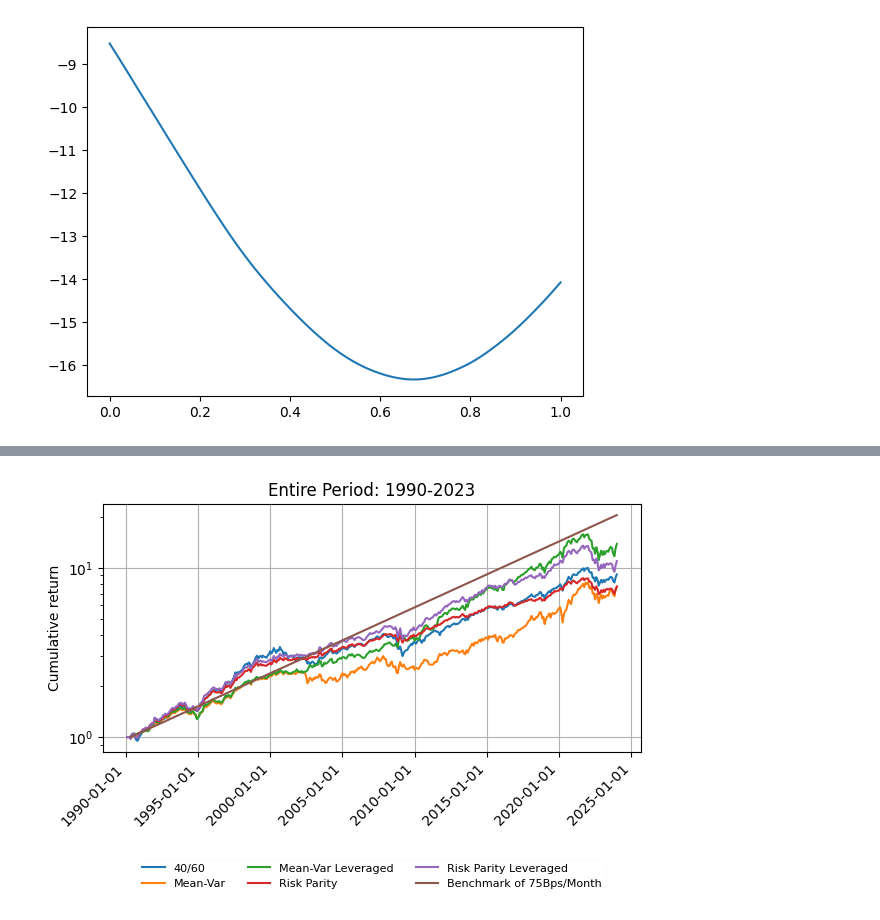
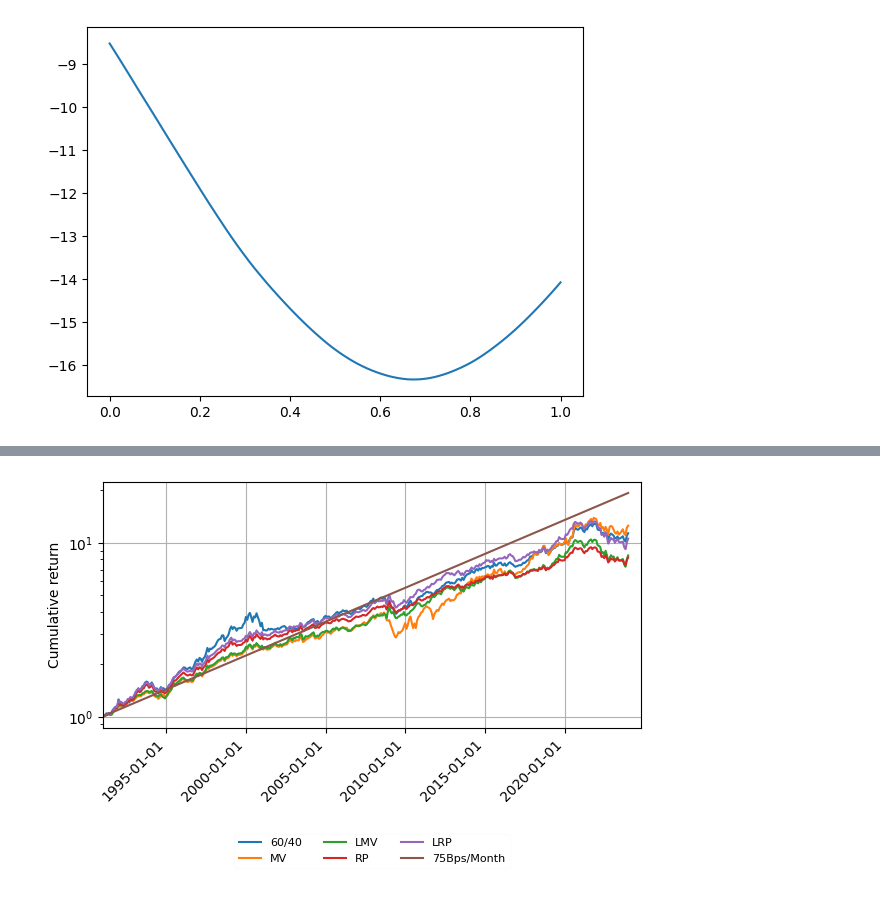
Before and after one commit to andreas-eklundh/Asset_allocation, a Jupyter notebook: Task_3.ipynb, the cells around one changed output, grey strips where cells are left out. Cells and saved outputs as stored; diff of their text form; code cells hidden in the pictures.

```diff
--- a/Task_3.ipynb
+++ b/Task_3.ipynb
@@ -211,41 +284,44 @@ array([0.67281717])
 # %%
 # initial overlay
-olay = 0.10
+olay = 0.5
 # The new Equity time-series:
 data_ol_cost = data.copy()
 data_ol_cost["Market Return"] =  data_ol_cost["Market Return"] - olay * data_ol_cost["BIG LoPRIOR"] + olay * data_ol_cost["BIG HiPRIOR"]
 
 data_ol_cost["Market Return"] =  data_ol_cost["Market Return"] - Utils.manager_fee(data_ol_cost["Market Return"] )
-
-mu = np.mean([data_ol_cost["RF"],data_ol_cost["10YrReturns"],data_ol_cost["Market Return"]],axis=1)
-sigma = np.cov([data_ol_cost["RF"],data_ol_cost["10YrReturns"],data_ol_cost["Market Return"]])
+data_ol_cost = data_ol_cost.drop(columns = ["BIG LoPRIOR", "BIG HiPRIOR"])
+mu_cost = np.mean([data_ol_cost["RF"],data_ol_cost["10YrReturns"],data_ol_cost["Market Return"]],axis=1)
+sigma_cost = np.cov([data_ol_cost["RF"],data_ol_cost["10YrReturns"],data_ol_cost["Market Return"]])
 # %%
-initial_fits = 3
+initial_fits = 12
 
 test3, weights3,none, metrics = bt.backtest_k(ind=data_ol_cost, mu_target=mu_target,m=initial_fits,l=1,K=1)
 # %%
 time = pd.date_range(test3["Date"][0],test3["Date"][len(test3["Date"]) -1 ], freq = 'ME')
 fig, ax = plt.subplots(layout='constrained')
-ax.plot(time,test3["R_40/60"], label="40/60")
-ax.plot(time,test3["R_MV"], label="Mean-Var")
-ax.plot(time,test3["R_MVL"], label="Mean-Var Leveraged")
-ax.plot(time,test3["R_RP"], label="Risk Parity")
-ax.plot(time,test3["R_RPL"], label="Risk Parity Leveraged")
-ax.plot(time[initial_fits:], [(mu_target+1)**t for t in range(0,len(time)-initial_fits)],
-         label = "Benchmark of 75Bps/Month")
+ax.plot(time,test3["R_40/60"], label="60/40")
+ax.plot(time,test3["R_MV"], label="MV")
+ax.plot(time,test3["R_MVL"], label="LMV")
+ax.plot(time,test3["R_RP"], label="RP")
+ax.plot(time,test3["R_RPL"], label="LRP")
+ax.plot(time[initial_fits-1:], [(mu_target+1)**(t+1) for t in range(-1,len(time)-initial_fits)],
+         label = "75Bps/Month")
 
 ax.xaxis.set_major_locator(mdates.YearLocator(5))  # Set a tick at the start of every year
 ax.xaxis.set_major_formatter(mdates.DateFormatter('%Y-%m-%d'))
 
 plt.legend(framealpha=0.05,loc='center', bbox_to_anchor=(0.5, -0.5), ncol=3,prop={'size': 8})
 plt.tight_layout()
 
 plt.grid()
 plt.xticks(rotation=45, ha='right')
 plt.yscale('log')
 plt.ylabel("Cumulative return")
-plt.title("Entire Period: 1990-2023")
+plt.xlim((pd.Timestamp('1990-12-31'),pd.Timestamp.now()))
+
+plt.savefig("Figures/BT_task3_actualoptcost_1990_2023",bbox_inches='tight')
+
 plt.show()
 # %% [output]
-[figure, old version]
+[figure, new version]
 # %%
```
Also changed, not shown: parts of 21 cells of this notebook.
